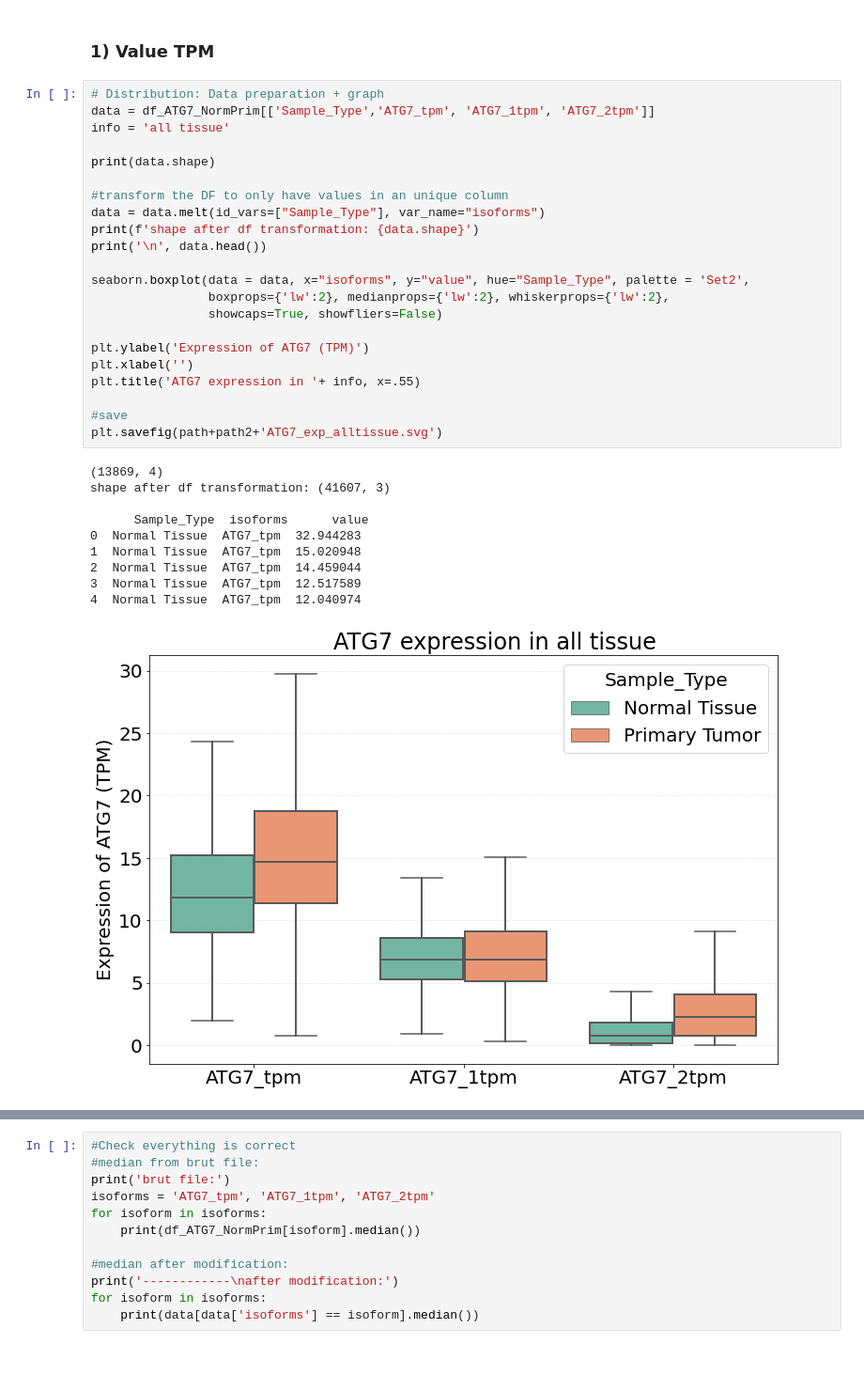
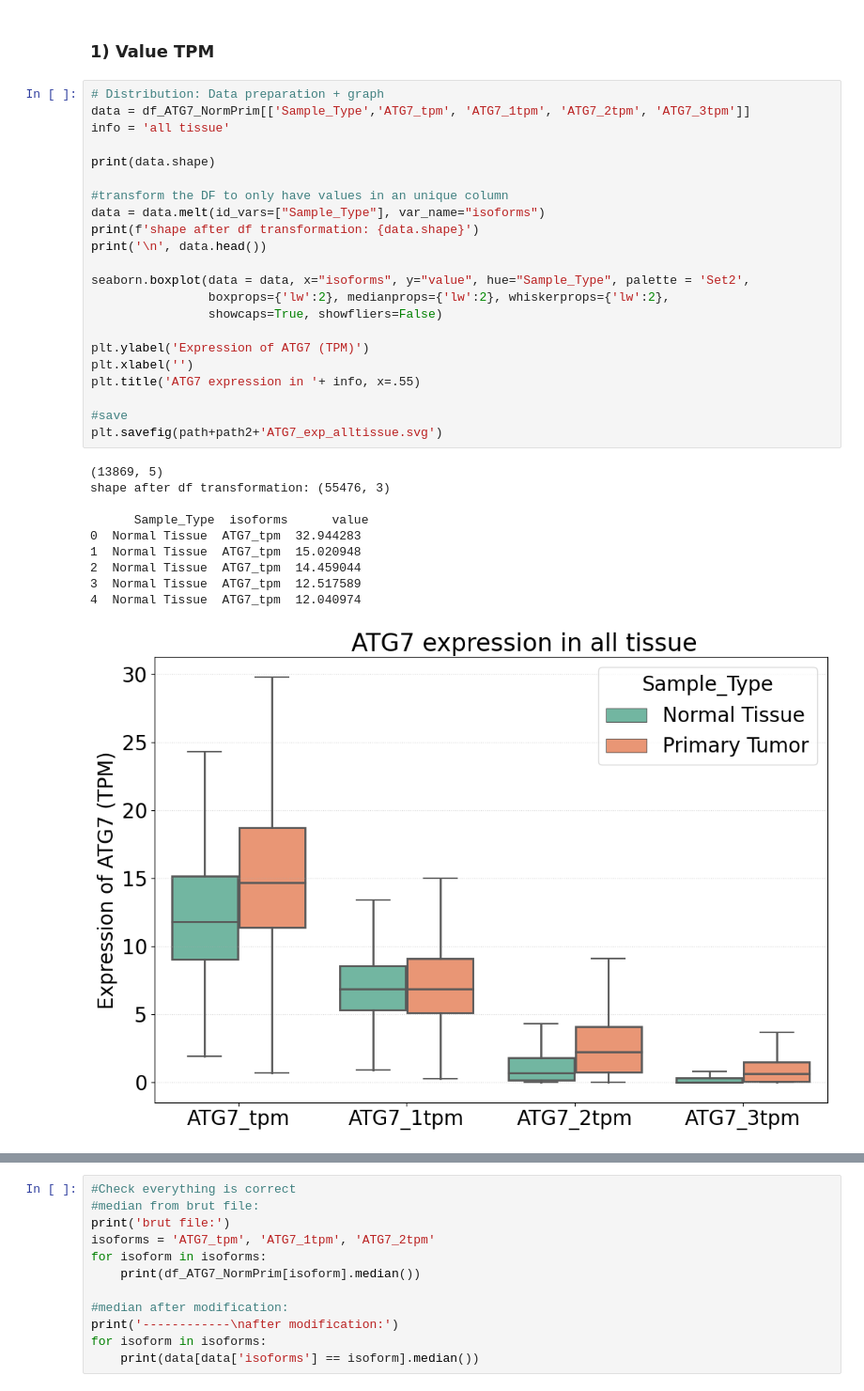
Before and after one commit to Keviosta/PhD_ATG7, a Jupyter notebook: ATG7/TCGA_GTEx/All tissues/ATG7_characterisation/All_tissues_Global_ATG7_isoform_characterisation.ipynb, the cells around one changed output, grey strips where cells are left out. Shown at 94% size. Drawn from its saved outputs; the diff is of its cells as text; blank space fills up the shorter version.

```diff
--- a/ATG7/TCGA_GTEx/All tissues/ATG7_characterisation/All_tissues_Global_ATG7_isoform_characterisation.ipynb
+++ b/ATG7/TCGA_GTEx/All tissues/ATG7_characterisation/All_tissues_Global_ATG7_isoform_characterisation.ipynb
@@ -184,34 +184,34 @@ plt.savefig(path+path2+'percentage_expression.svg')
 ### 1) Value TPM
 # %%
 # Distribution: Data preparation + graph
-data = df_ATG7_NormPrim[['Sample_Type','ATG7_tpm', 'ATG7_1tpm', 'ATG7_2tpm']]
+data = df_ATG7_NormPrim[['Sample_Type','ATG7_tpm', 'ATG7_1tpm', 'ATG7_2tpm', 'ATG7_3tpm']]
 info = 'all tissue'
 
 print(data.shape)
 
 #transform the DF to only have values in an unique column
 data = data.melt(id_vars=["Sample_Type"], var_name="isoforms")
 print(f'shape after df transformation: {data.shape}')
 print('\n', data.head())
 
 seaborn.boxplot(data = data, x="isoforms", y="value", hue="Sample_Type", palette = 'Set2',
                 boxprops={'lw':2}, medianprops={'lw':2}, whiskerprops={'lw':2},
                 showcaps=True, showfliers=False)
 
 plt.ylabel('Expression of ATG7 (TPM)')
 plt.xlabel('')
 plt.title('ATG7 expression in '+ info, x=.55)
 
 #save
 plt.savefig(path+path2+'ATG7_exp_alltissue.svg')
 # %% [output]
-(13869, 4)
-shape after df transformation: (41607, 3)
+(13869, 5)
+shape after df transformation: (55476, 3)
 
       Sample_Type  isoforms      value
 0  Normal Tissue  ATG7_tpm  32.944283
 1  Normal Tissue  ATG7_tpm  15.020948
 2  Normal Tissue  ATG7_tpm  14.459044
 3  Normal Tissue  ATG7_tpm  12.517589
 4  Normal Tissue  ATG7_tpm  12.040974
-[figure, old version]
+[figure, new version]
```
Also changed, not shown: parts of 5 cells of this notebook, 1 other file.
